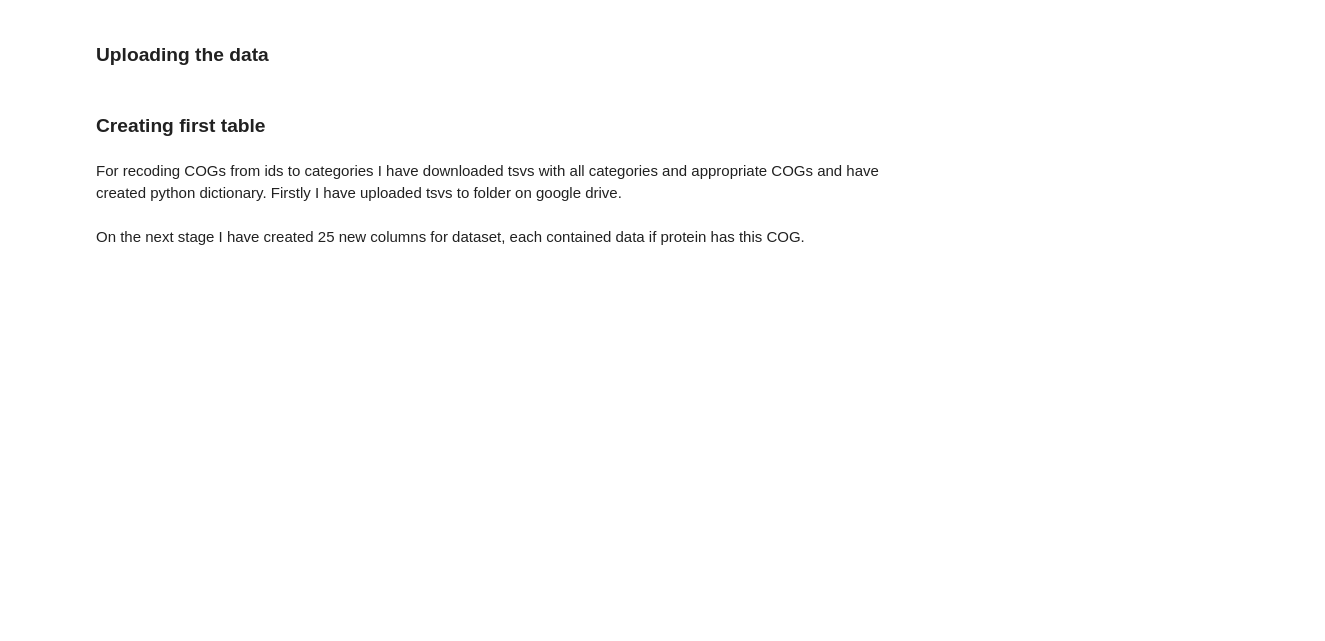
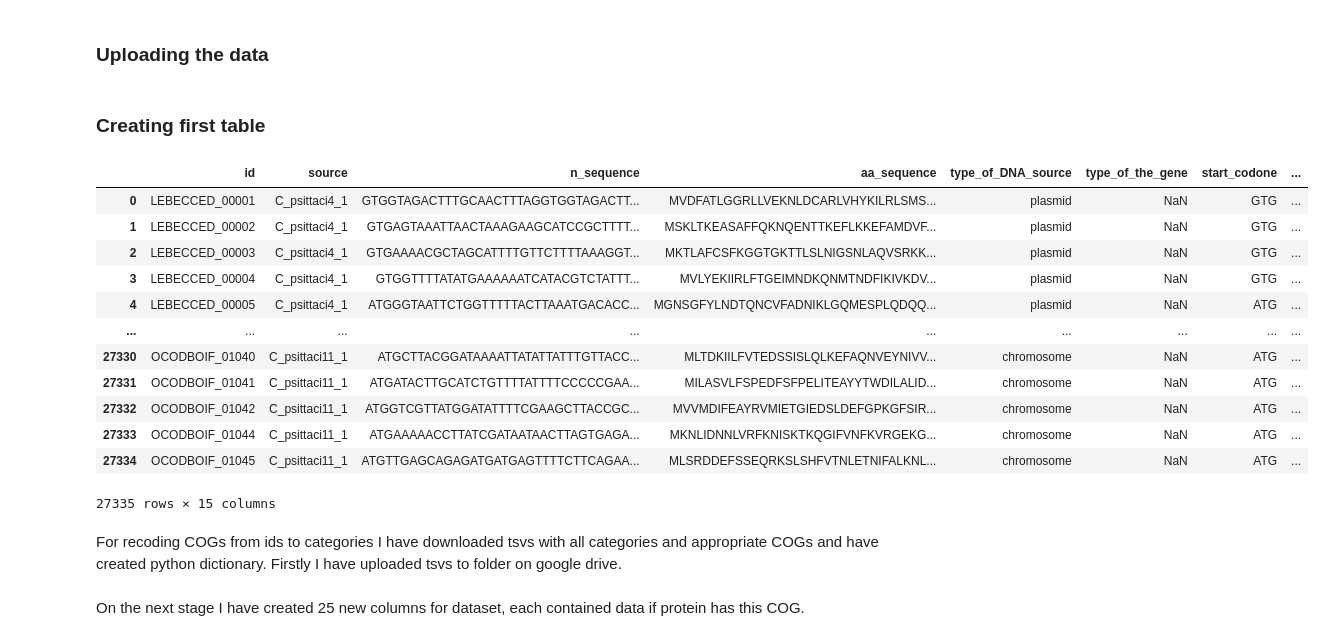
Before and after one commit to Asklepiad/Non_canonical_start_codons_evolution, a Jupyter notebook: C_psittaci_folder/scripts/First_table_creating3.ipynb, the cells around one changed output. Saved outputs shown, nothing was run; the diff lists cells and outputs as text; code cells hidden in the pictures; blank space fills up the shorter version.

```diff
--- a/C_psittaci_folder/scripts/First_table_creating3.ipynb
+++ b/C_psittaci_folder/scripts/First_table_creating3.ipynb
@@ -39,11 +50,17 @@ for gbk in tqdm(gbk_files):
 ### Creating first table
 # %%
 # Uploading info about which DNA is plasmid
-with open("../data/C_psittaci_plasmid_code.json", "r") as dictionary:
-    plasmid_code = json.load(dictionary)
+with open(f"../{folder_name}/data//{folder_name}_plasmid_code1.json", "r") as tuples:
+    tuples = json.load(tuples)
+with open(f"../{folder_name}/data/{folder_name}_plasmid_code2.json", "r") as dna_type:
+    dna_type = json.load(dna_type)
+tuples = [tuple(x) for x in tuples]
+plasmid_code = dict(zip(tuples, dna_type))
 # %%
 # Parsing
-locus_tag, start_codone, source, n_sequence, aa_sequence, DNA_source, gene_pseudogene, product, cog, p_c_unity, additional_info = [], [], [], [], [], [], [], [], [], [], []
+locus_tag, start_codone, source, n_sequence, aa_sequence, DNA_source, gene_pseudogene, \
+product, cog, p_c_unity, additional_info, first_n, last_n, strand_n, \
+length_n = [], [], [], [], [], [], [], [], [], [], [], [], [], [], []
 for record_number in tqdm(range(len(gb_records))):
     for feature_number in range(1, len(gb_records[record_number][0].features)):
         if gb_records[record_number][0].features[feature_number].type == "CDS":
@@ -57,10 +74,14 @@ for record_number in tqdm(range(len(gb_records))):
             ## Column 2 -- source
             source.append(gb_records[record_number][0].name)
 
-            ## Column 3 -- nucleotide sequence & 7 -- start-codone
+            ## Column 3, 11-14 -- nucleotide sequence & 7 -- start-codone
             first = gb_records[record_number][0].features[feature_number].location.start
             last = gb_records[record_number][0].features[feature_number].location.end
             strand = gb_records[record_number][0].features[feature_number].location.strand
+            first_n.append(first)
+            last_n.append(last)
+            strand_n.append(strand)
+            length_n.append(last - first)
             if strand == 1:
                 sequence = str(gb_records[record_number][0].seq[first:last])
                 n_sequence.append(sequence)
@@ -78,11 +99,13 @@ for record_number in tqdm(range(len(gb_records))):
             else:
                 aa_sequence.append("absent")
 
-#             ## Column 5 -- plasmid or chromosome
-#             if plasmid_code[str(gb_records[record_number][1])] == "plasmid":
-#                 DNA_source.append("plasmid")
-#             else:
-#                 DNA_source.append("chromosome")
+            ## Column 5 -- plasmid or chromosome
+            index = re.search(r"[\d]+?_[\d]+$", gb_records[record_number][0].name)
+            pc_key = tuple([int(i) for i in index.group().split("_")])
+            if plasmid_code[pc_key] == "plasmid":
+                DNA_source.append("plasmid")
+            else:
+                DNA_source.append("chromosome")
 
 #             ## Column 6 -- gene or pseudogene
 
@@ -101,10 +124,10 @@ for record_number in tqdm(range(len(gb_records))):
             ## Column 9 -- number of molecule (for identification and further plasmid marking)
             p_c_unity.append(gb_records[record_number][1])
 
-            # Column 10 -- Record and feature number
-            additional_info.append((record_number, feature_number))
+            ## Column 10 -- Record and feature number
+            additional_info.append((gb_records[record_number][1], feature_number))
 # %%
-C_psittaci_df1 = pd.DataFrame(
+df1 = pd.DataFrame(
     {
         "id": pd.Series(locus_tag),
         "source": pd.Series(source),
@@ -117,8 +140,28 @@ C_psittaci_df1 = pd.DataFrame(
         "cog": pd.Series(cog),
         "p_c_unity": pd.Series(p_c_unity),
         "additional_info": pd.Series(additional_info),
+        "first": pd.Series(first_n),
+        "last": pd.Series(last_n),
+        "strand": pd.Series(strand_n),
+        "length": pd.Series(length_n),
     }
 )
+# %%
+df1
+# %% [output]
+|  | id | source | n_sequence | aa_sequence | type_of_DNA_source | type_of_the_gene | start_codone | ... |
+| 0 | LEBECCED_00001 | C_psittaci4_1 | GTGGTAGACTTTGCAACTTTAGGTGGTAGACTT... | MVDFATLGGRLLVEKNLDCARLVHYKILRLSMS... | plasmid | NaN | GTG | ... |
+| 1 | LEBECCED_00002 | C_psittaci4_1 | GTGAGTAAATTAACTAAAGAAGCATCCGCTTTT... | MSKLTKEASAFFQKNQENTTKEFLKKEFAMDVF... | plasmid | NaN | GTG | ... |
+| 2 | LEBECCED_00003 | C_psittaci4_1 | GTGAAAACGCTAGCATTTTGTTCTTTTAAAGGT... | MKTLAFCSFKGGTGKTTLSLNIGSNLAQVSRKK... | plasmid | NaN | GTG | ... |
+| 3 | LEBECCED_00004 | C_psittaci4_1 | GTGGTTTTATATGAAAAAATCATACGTCTATTT... | MVLYEKIIRLFTGEIMNDKQNMTNDFIKIVKDV... | plasmid | NaN | GTG | ... |
+| 4 | LEBECCED_00005 | C_psittaci4_1 | ATGGGTAATTCTGGTTTTTACTTAAATGACACC... | MGNSGFYLNDTQNCVFADNIKLGQMESPLQDQQ... | plasmid | NaN | ATG | ... |
+| ... | ... | ... | ... | ... | ... | ... | ... | ... |
+| 27330 | OCODBOIF_01040 | C_psittaci11_1 | ATGCTTACGGATAAAATTATATTATTTGTTACC... | MLTDKIILFVTEDSSISLQLKEFAQNVEYNIVV... | chromosome | NaN | ATG | ... |
+| 27331 | OCODBOIF_01041 | C_psittaci11_1 | ATGATACTTGCATCTGTTTTATTTTCCCCCGAA... | MILASVLFSPEDFSFPELITEAYYTWDILALID... | chromosome | NaN | ATG | ... |
+| 27332 | OCODBOIF_01042 | C_psittaci11_1 | ATGGTCGTTATGGATATTTTCGAAGCTTACCGC... | MVVMDIFEAYRVMIETGIEDSLDEFGPKGFSIR... | chromosome | NaN | ATG | ... |
+| 27333 | OCODBOIF_01044 | C_psittaci11_1 | ATGAAAAACCTTATCGATAATAACTTAGTGAGA... | MKNLIDNNLVRFKNISKTKQGIFVNFKVRGEKG... | chromosome | NaN | ATG | ... |
+| 27334 | OCODBOIF_01045 | C_psittaci11_1 | ATGTTGAGCAGAGATGATGAGTTTTCTTCAGAA... | MLSRDDEFSSEQRKSLSHFVTNLETNIFALKNL... | chromosome | NaN | ATG | ... |
+27335 rows × 15 columns
 # %% [markdown]
 For recoding COGs from ids to categories I have downloaded tsvs with all categories and appropriate COGs and have created python dictionary.
 Firstly I have uploaded tsvs to folder on google drive.
```
Also changed, not shown: parts of 7 cells of this notebook, 14 other files.
